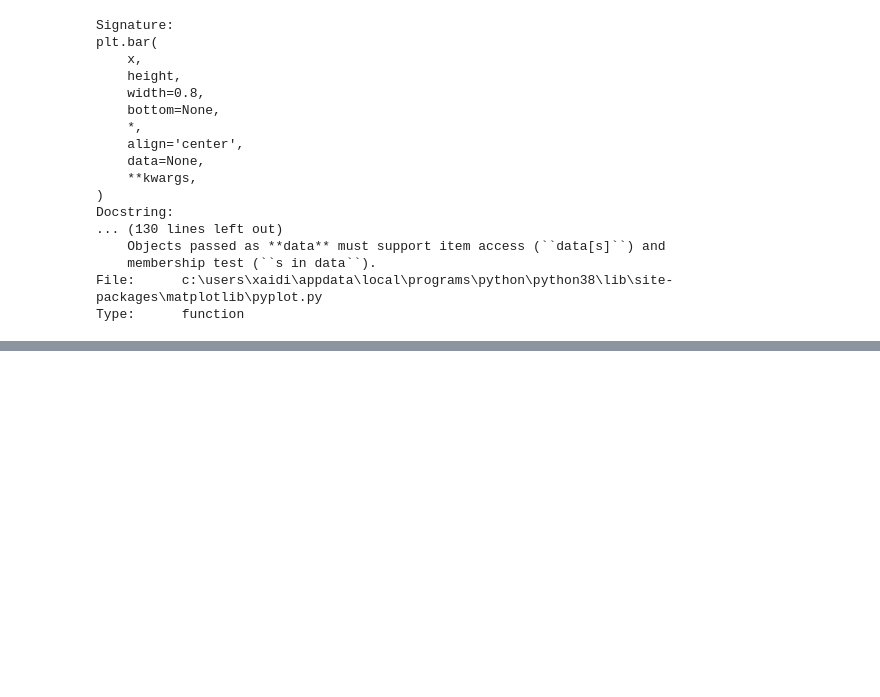
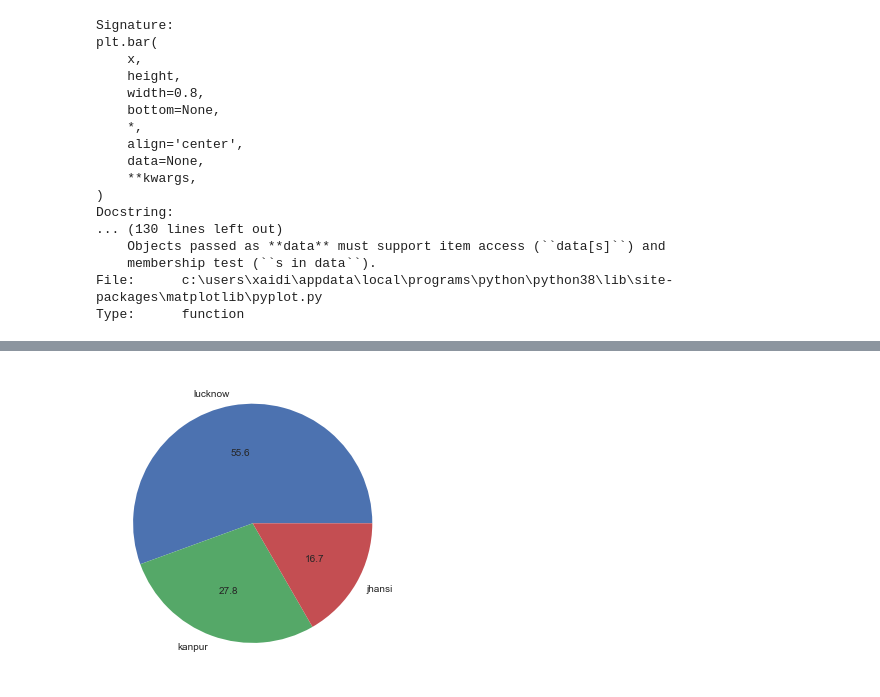
Before and after one commit to digipodium/PY_WSS_LT_29_JUL_2020, a Jupyter notebook: data_science/visualization.ipynb, the cells around one changed output, grey strips where cells are left out. Saved outputs shown, nothing was run; the diff lists cells and outputs as text; code cells hidden in the pictures; blank space fills up the shorter version.

```diff
--- a/data_science/visualization.ipynb
+++ b/data_science/visualization.ipynb
@@ -150,0 +200,7 @@ Type:      function
+# %%
+cities = ['lucknow','kanpur','jhansi']
+rainfall = [200,100,60]
+plt.pie(rainfall,labels=cities, autopct='%.1f')
+plt.show()
+# %% [output]
+[figure, added]
```
Also changed, not shown: parts of 28 cells of this notebook, 2 other files.
